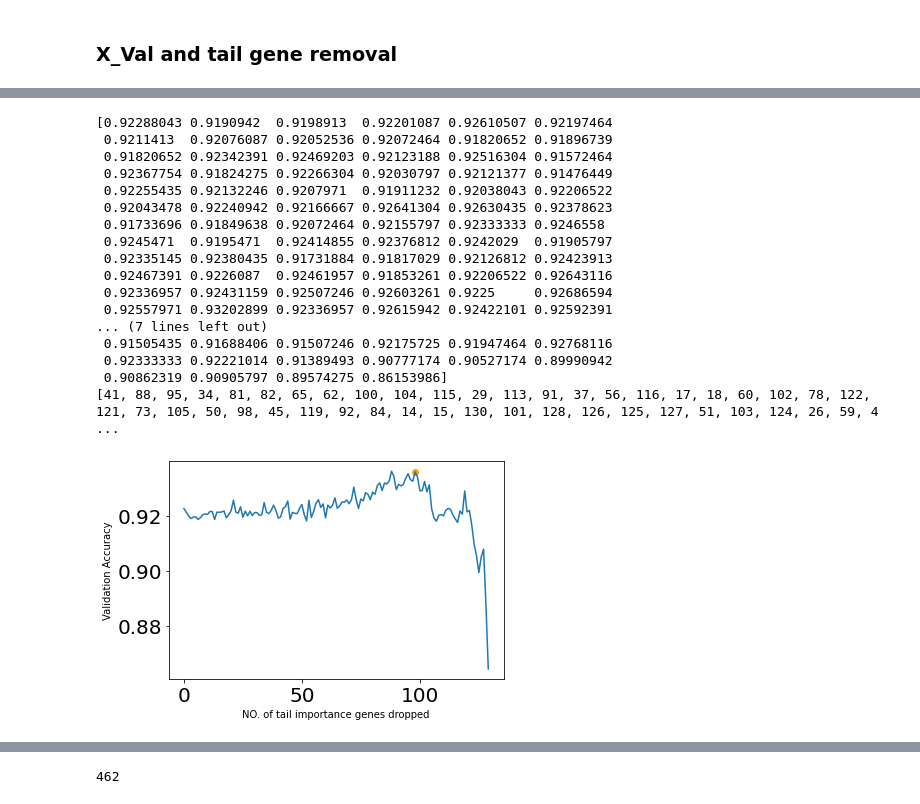
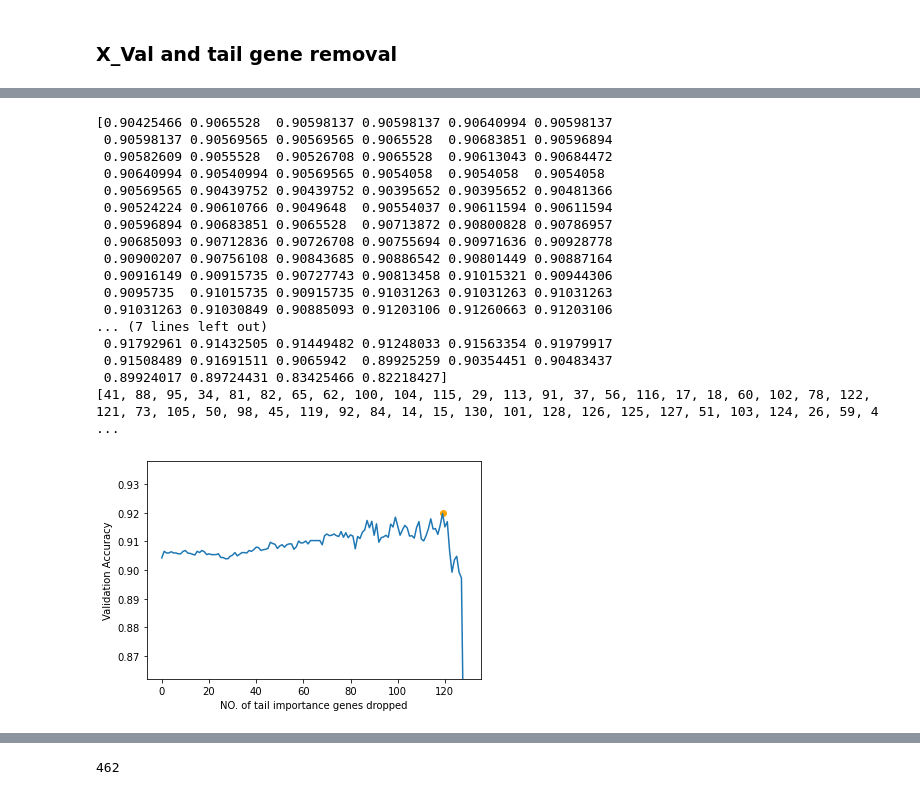
Before and after one commit to zcablii/Master_cancer_project, a Jupyter notebook: network&XGBoost.ipynb, the cells around one changed output, grey strips where cells are left out. Drawn from its saved outputs; the diff is of its cells as text; code cells hidden in the pictures.

```diff
--- a/network&XGBoost.ipynb
+++ b/network&XGBoost.ipynb
@@ -106,0 +161,8 @@ plt.show()
+# %%
+rewards = [1.1,2.2,3.3,4.4]
+# dones = [1,0,3,4]
+
+temp_rewards = []
+for i in range(6):
+    temp_rewards.append(i)
+list(reversed(temp_rewards))
@@ -147,0 +200,28 @@ print(m)
+# %%
+for com in coms:
+    clusters = com.to_node_community_map()
+    conmmunities = []
+    for i in range(100):
+        conmmunities.append([])
+
+
+    for i in clusters.keys():
+        c = clusters[i]
+        for j in c:
+#             print(j)
+            conmmunities[j].append(i)
+    conmmunities = [ item for item in conmmunities if item != [] ]
+    com_size = len(conmmunities)
+
+    clusters = com.to_node_community_map()
+
+    com_intersect_mat = np.zeros((com_size,com_size))
+    for a in range(com_size):
+        for b in range(com_size):
+            intersect_com = set([a,b])
+
+            for each in clusters:
+                if intersect_com .issubset(set(clusters[each])):
+                    com_intersect_mat[a,b]+=1
+    print('Community overlapping table')
+    print(pd.DataFrame(com_intersect_mat))
@@ -245,7 +502,7 @@ for lp in range(10):
     accs = []
     gene_taken_off_sequence = []
 
-    X,y = data_preparation(filterd_data)
+    X,y = data_preparation(filterd_data,True)
 
     model = XGBClassifier()
     model.fit(X, y)
@@ -265,7 +522,7 @@ for lp in range(10):
         X = drop_last_importance_gene(X, last_important_gene_id)
 #         print(X.shape[1])
         model = XGBClassifier()
-        kfold = KFold(n_splits=10,shuffle=True)
+        kfold = KFold(n_splits=10)
         results = cross_val_score(model, X, y, cv=kfold) # same data split for each loop
         print("Accuracy: %.2f%%" % (results.mean()*100))
         accs.append(results.mean())
@@ -299,34 +555,35 @@ Accuracy: 85.31%
 # %%
 accs = np.mean(lp_acc,axis=0)
 print(accs)
 print(gene_taken_off_sequence)
 
 plt.figure()
 plt.xlabel('NO. of tail importance genes dropped')
 plt.ylabel('Validation Accuracy')
 plt.plot(np.arange(len(accs)), accs)
-plt.scatter(98, accs[98], color = 'orange')
-# plt.scatter(123, accs[123], color = 'y')
+plt.scatter(119, accs[119], color = 'orange')
+plt.ylim([0.862, 0.938])
+# plt.scatter(112, accs[112], color = 'y')
 plt.show()
 # drop_index = gene_taken_off_sequence[:-26] for good prediction.
 # drop_index = gene_taken_off_sequence[:-8] for testing patient net features
 # %% [output]
-[0.92288043 0.9190942  0.9198913  0.92201087 0.92610507 0.92197464
- 0.9211413  0.92076087 0.92052536 0.92072464 0.91820652 0.91896739
- 0.91820652 0.92342391 0.92469203 0.92123188 0.92516304 0.91572464
- 0.92367754 0.91824275 0.92266304 0.92030797 0.92121377 0.91476449
- 0.92255435 0.92132246 0.9207971  0.91911232 0.92038043 0.92206522
- 0.92043478 0.92240942 0.92166667 0.92641304 0.92630435 0.92378623
- 0.91733696 0.91849638 0.92072464 0.92155797 0.92333333 0.9246558
- 0.9245471  0.9195471  0.92414855 0.92376812 0.9242029  0.91905797
- 0.92335145 0.92380435 0.91731884 0.91817029 0.92126812 0.92423913
- 0.92467391 0.9226087  0.92461957 0.91853261 0.92206522 0.92643116
- 0.92336957 0.92431159 0.92507246 0.92603261 0.9225     0.92686594
- 0.92557971 0.93202899 0.92336957 0.92615942 0.92422101 0.92592391
+[0.90425466 0.9065528  0.90598137 0.90598137 0.90640994 0.90598137
+ 0.90598137 0.90569565 0.90569565 0.9065528  0.90683851 0.90596894
+ 0.90582609 0.9055528  0.90526708 0.9065528  0.90613043 0.90684472
+ 0.90640994 0.90540994 0.90569565 0.9054058  0.9054058  0.9054058
+ 0.90569565 0.90439752 0.90439752 0.90395652 0.90395652 0.90481366
+ 0.90524224 0.90610766 0.9049648  0.90554037 0.90611594 0.90611594
+ 0.90596894 0.90683851 0.9065528  0.90713872 0.90800828 0.90786957
+ 0.90685093 0.90712836 0.90726708 0.90755694 0.90971636 0.90928778
+ 0.90900207 0.90756108 0.90843685 0.90886542 0.90801449 0.90887164
+ 0.90916149 0.90915735 0.90727743 0.90813458 0.91015321 0.90944306
+ 0.9095735  0.91015735 0.90915735 0.91031263 0.91031263 0.91031263
+ 0.91031263 0.91030849 0.90885093 0.91203106 0.91260663 0.91203106
 ... (7 lines left out)
- 0.91505435 0.91688406 0.91507246 0.92175725 0.91947464 0.92768116
- 0.92333333 0.92221014 0.91389493 0.90777174 0.90527174 0.89990942
- 0.90862319 0.90905797 0.89574275 0.86153986]
+ 0.91792961 0.91432505 0.91449482 0.91248033 0.91563354 0.91979917
+ 0.91508489 0.91691511 0.9065942  0.89925259 0.90354451 0.90483437
+ 0.89924017 0.89724431 0.83425466 0.82218427]
 [41, 88, 95, 34, 81, 82, 65, 62, 100, 104, 115, 29, 113, 91, 37, 56, 116, 17, 18, 60, 102, 78, 122, 121, 73, 105, 50, 98, 45, 119, 92, 84, 14, 15, 130, 101, 128, 126, 125, 127, 51, 103, 124, 26, 59, 4 ...
-[figure, old version]
+[figure, new version]
 # %%
```
Also changed, not shown: parts of 32 cells of this notebook, 28 other files.
